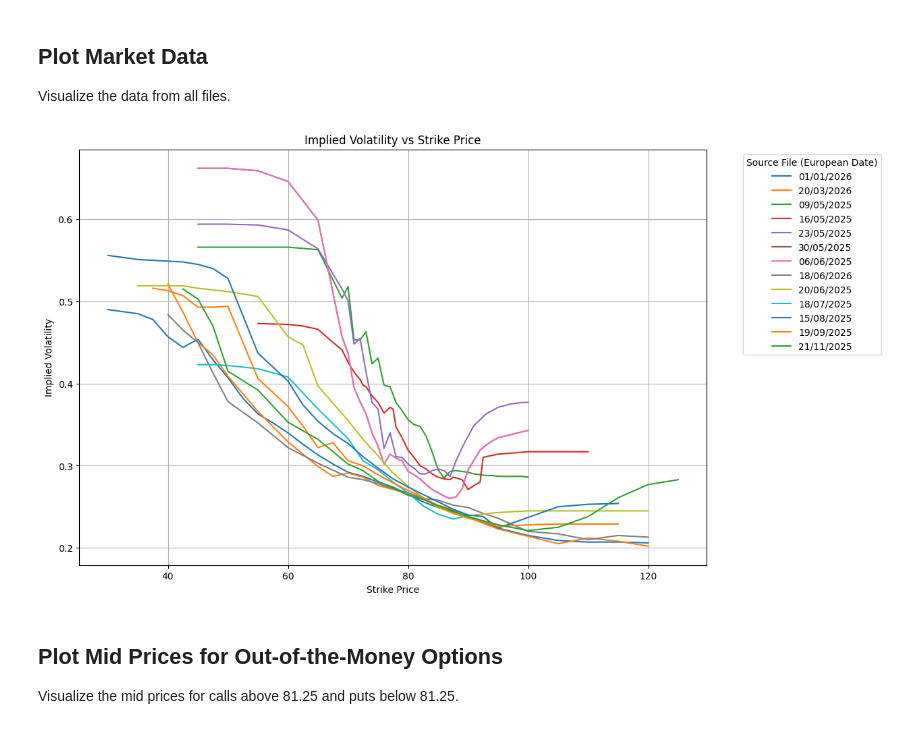
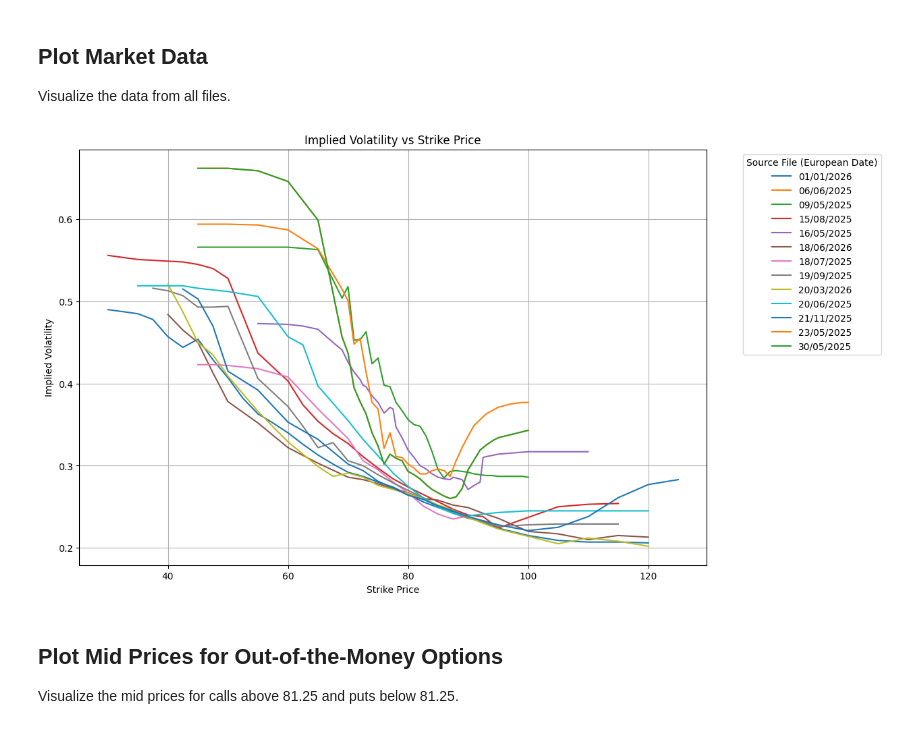
Before and after one commit to MichaelCarloH/bonus-certificate-bates-hedging, a Jupyter notebook: notebooks/market_data_analysis.ipynb, the cells around one changed output. Cells and saved outputs as stored; diff of their text form; code cells hidden in the pictures.

Commit message:
Fixd legend ordered by date now

```diff
--- a/notebooks/market_data_analysis.ipynb
+++ b/notebooks/market_data_analysis.ipynb
@@ -29,27 +30,35 @@ Visualize the data from all files.
 # %%
 # Convert source filenames to European date format (dd/mm/YYYY)
 def convert_to_european_date(filename):
     date_part = filename.split('.')[0]
     month = date_part[:2]
     day = date_part[2:4]
     year = '20' + date_part[4:]
     return f'{day}/{month}/{year}'
 
-# Example plot: Strike vs Implied Volatility
+# Sort the legend entries by year, month, and day before plotting
+legend_entries = []
+for source, group in combined_data.groupby('Source'):
+    european_date = convert_to_european_date(source)
+    year, month, day = map(int, european_date.split('/')[::-1])
+    legend_entries.append(((year, month, day), group))
+
+# Sort legend entries by year, month, and day
+legend_entries.sort(key=lambda x: x[0])
+
 plt.figure(figsize=(12, 8))
 
-for source, group in combined_data.groupby('Source'):
-    european_date = convert_to_european_date(source)
-    plt.plot(group['Strike'], group['IV_Call'], label=european_date)
+for (_, group) in legend_entries:
+    plt.plot(group['Strike'], group['IV_Call'], label=convert_to_european_date(group['Source'].iloc[0]))
 
 plt.xlabel('Strike Price')
 plt.ylabel('Implied Volatility')
 plt.title('Implied Volatility vs Strike Price')
 plt.legend(title='Source File (European Date)', bbox_to_anchor=(1.05, 1), loc='upper left')
 plt.grid(True)
 plt.show()
 # %% [output]
-[figure, old version]
+[figure, new version]
 # %% [markdown]
 ## Plot Mid Prices for Out-of-the-Money Options
 Visualize the mid prices for calls above 81.25 and puts below 81.25.
```
Also changed, not shown: parts of 5 cells of this notebook, 4 other files.
